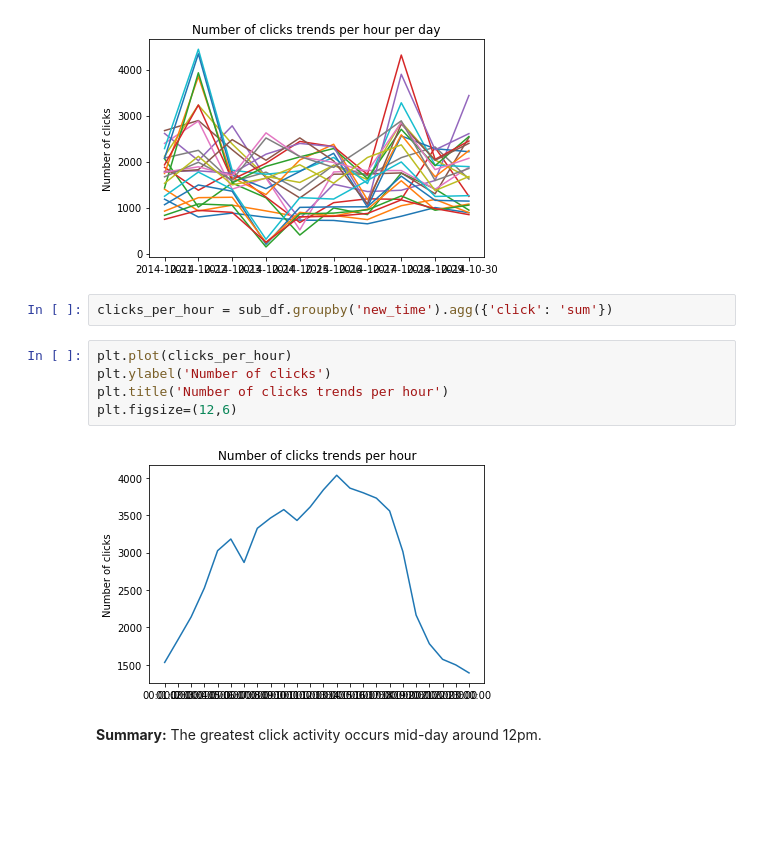
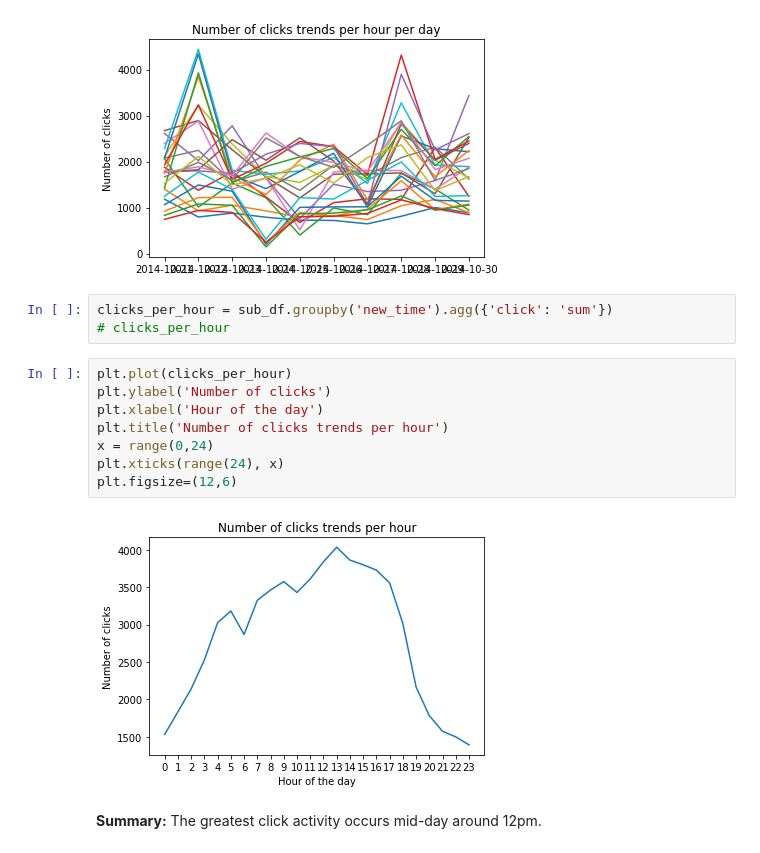
Before and after one commit to kanalyzers/ad_optimization, a Jupyter notebook: notebooks/julia_book.ipynb, the cells around one changed output. Saved outputs shown, nothing was run; the diff lists cells and outputs as text; blank space fills up the shorter version.

```diff
--- a/notebooks/julia_book.ipynb
+++ b/notebooks/julia_book.ipynb
@@ -240,13 +267,17 @@ plt.show()
 [figure]
 # %%
 clicks_per_hour = sub_df.groupby('new_time').agg({'click': 'sum'})
+# clicks_per_hour
 # %%
 plt.plot(clicks_per_hour)
 plt.ylabel('Number of clicks')
+plt.xlabel('Hour of the day')
 plt.title('Number of clicks trends per hour')
+x = range(0,24)
+plt.xticks(range(24), x)
 plt.figsize=(12,6)
 # %% [output]
-[figure, old version]
+[figure, new version]
 # %% [markdown]
 **Summary:** The greatest click activity occurs mid-day around 12pm.
 # %% [markdown]
```
Also changed, not shown: parts of 59 cells of this notebook.
